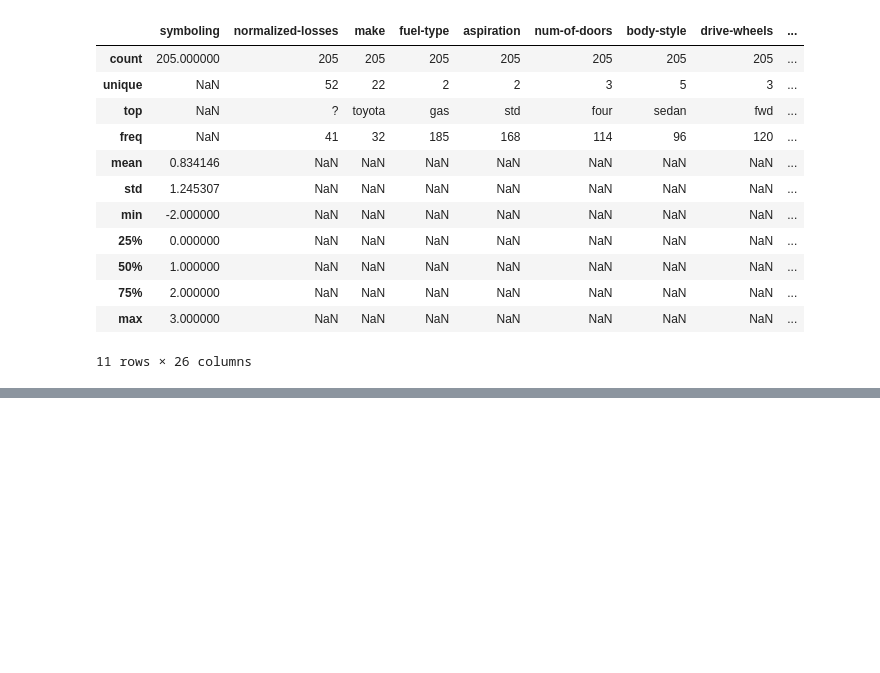
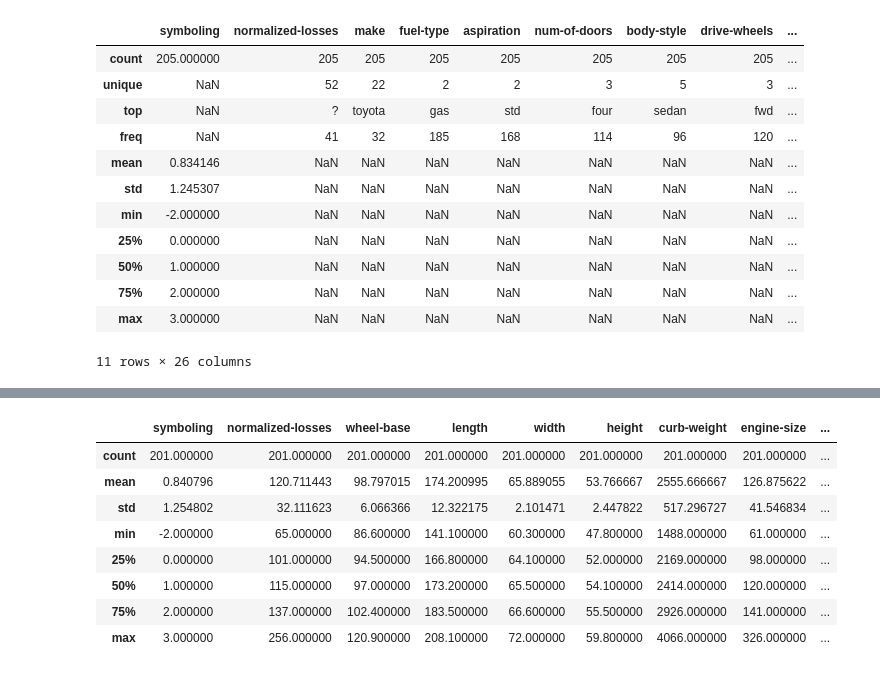
Before and after one commit to MKlim22/used-car-pricing, a Jupyter notebook: used_cars_analysis.ipynb, the cells around one changed output, grey strips where cells are left out. Saved outputs shown, nothing was run; the diff lists cells and outputs as text; code cells hidden in the pictures; blank space fills up the shorter version.

```diff
--- a/used_cars_analysis.ipynb
+++ b/used_cars_analysis.ipynb
@@ -77,3 +77,6 @@ df.describe(include="all")
 | 75% | 2.000000 | NaN | NaN | NaN | NaN | NaN | NaN | NaN | ... |
 | max | 3.000000 | NaN | NaN | NaN | NaN | NaN | NaN | NaN | ... |
 11 rows × 26 columns
+# %%
+df.replace("?", np.nan, inplace=True)
+df.isnull().sum()
@@ -79,0 +101,13 @@ df.describe(include="all")
+# %%
+numeric_cols = ["normalized-losses","bore","stroke","horsepower","peak-rpm","price"]
+for col in numeric_cols:
+    df[col] = pd.to_numeric(df[col], errors='coerce')
+# %%
+df = df.dropna(subset=["price"])
+
+df['normalized-losses']=df['normalized-losses'].fillna(df['normalized-losses'].median())
+
+df['num-of-doors']=df['num-of-doors'].fillna('four')
+
+for col in ['bore', 'stroke', 'horsepower', 'peak-rpm']:
+    df[col]=df[col].fillna(df[col].mean())
@@ -79,0 +126,12 @@ df.describe(include="all")
+# %%
+df.describe()
+# %% [output]
+|  | symboling | normalized-losses | wheel-base | length | width | height | curb-weight | engine-size | ... |
+| count | 201.000000 | 201.000000 | 201.000000 | 201.000000 | 201.000000 | 201.000000 | 201.000000 | 201.000000 | ... |
+| mean | 0.840796 | 120.711443 | 98.797015 | 174.200995 | 65.889055 | 53.766667 | 2555.666667 | 126.875622 | ... |
+| std | 1.254802 | 32.111623 | 6.066366 | 12.322175 | 2.101471 | 2.447822 | 517.296727 | 41.546834 | ... |
+| min | -2.000000 | 65.000000 | 86.600000 | 141.100000 | 60.300000 | 47.800000 | 1488.000000 | 61.000000 | ... |
+| 25% | 0.000000 | 101.000000 | 94.500000 | 166.800000 | 64.100000 | 52.000000 | 2169.000000 | 98.000000 | ... |
+| 50% | 1.000000 | 115.000000 | 97.000000 | 173.200000 | 65.500000 | 54.100000 | 2414.000000 | 120.000000 | ... |
+| 75% | 2.000000 | 137.000000 | 102.400000 | 183.500000 | 66.600000 | 55.500000 | 2926.000000 | 141.000000 | ... |
+| max | 3.000000 | 256.000000 | 120.900000 | 208.100000 | 72.000000 | 59.800000 | 4066.000000 | 326.000000 | ... |
```
Also changed, not shown: parts of 3 cells of this notebook.
